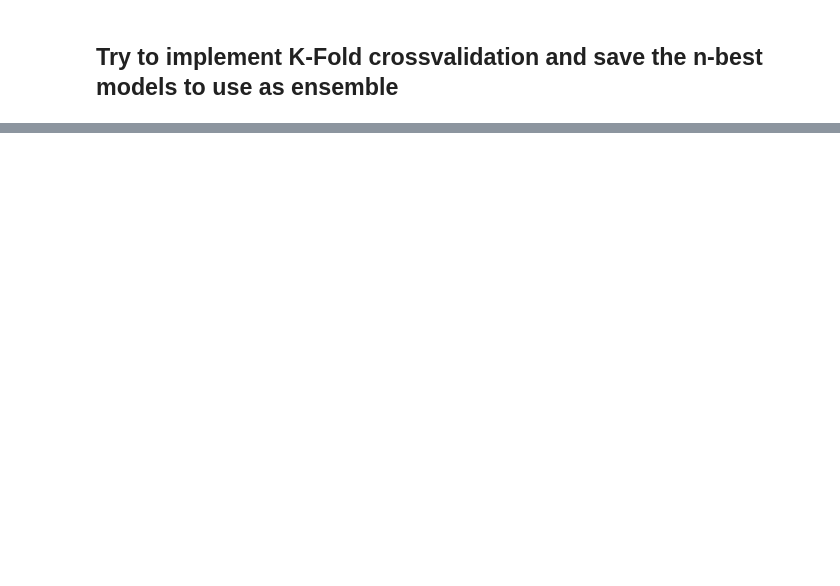
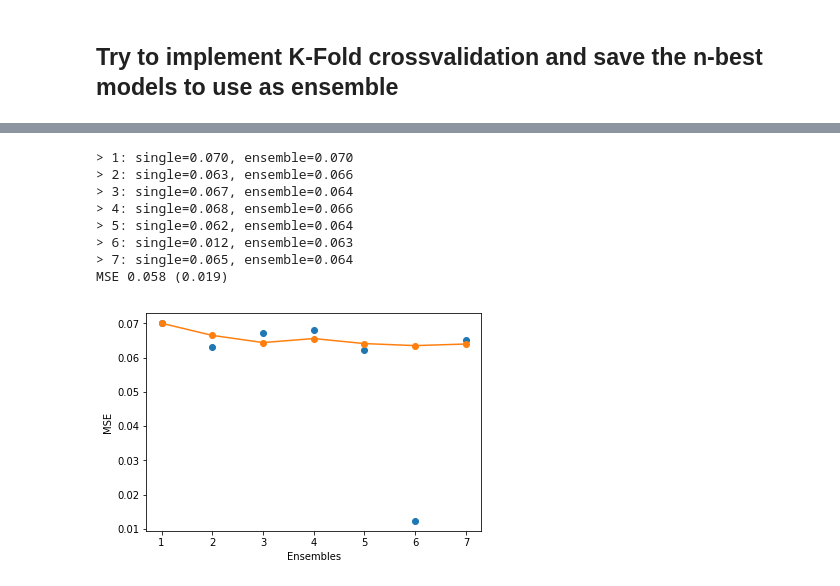
Before and after one commit to HansBambel/DeepLearning2019, a Jupyter notebook: Assignment2/timeseriesPrediction.ipynb, the cells around one changed output, grey strips where cells are left out. Cells and saved outputs as stored; diff of their text form; code cells hidden in the pictures; blank space fills up the shorter version.

```diff
--- a/Assignment2/timeseriesPrediction.ipynb
+++ b/Assignment2/timeseriesPrediction.ipynb
@@ -214,44 +216,56 @@ Epoch 3/50
 # %%
-# Save models
-def save_models(models):
-    for i, m in enumerate(models):
-        model_json = m.to_json()
-        with open(f"model{i}.json", "w") as json_file:
-            json_file.write(model_json)
-            # serialize weights to HDF5
-            model.save_weights(f"model{i}.h5")
-    print("Saved model")
-
 def ensemble_predictions(models, testX):
     # make predictions
     yhats = [model.predict(testX) for model in models]
     # median across ensemble members
-    result = np.mean(yhats, axis=0)
+    result = np.median(yhats, axis=0)
     return result
 
 # evaluate a specific number of members in an ensemble
 def evaluate_n_members(models, n_models, testX, testy):
     # select a subset of members
     subset = models[:n_models]
     # make prediction
     yhat = ensemble_predictions(subset, testX)
     # calculate accuracy
     return mean_squared_error(testy, yhat)
 
+def forecast_ensemble(models, inp, timesteps=200):
+    for i in range(timesteps):
+        # make forecast
+        pred = ensemble_predictions(models, inp.reshape(1,len(inp),1))
+        # add it and use it as new input
+        inp = np.append(inp, pred)
+        inp = inp[-inputsize:]
+    return inp[-timesteps:]
+
+# save_models(models)
+# models = load_models()
 
 validationX, validationY = testX, testY
 single_MSEs, ensemble_MSEs = [], []
-for i in range(1, n_folds+1):
+for i in range(1, len(models)+1):
     ensemble_MSE = evaluate_n_members(models, i, validationX, validationY)
-    # looks at accuracy right now (maybe bad?)
     single_MSE, _ = models[i-1].evaluate(validationX, validationY, verbose=0)
     print('> %d: single=%.3f, ensemble=%.3f' % (i, single_MSE, ensemble_MSE))
     ensemble_MSEs.append(ensemble_MSE)
     single_MSEs.append(single_MSE)
 # plot score vs number of ensemble members
 print('MSE %.3f (%.3f)' % (np.mean(single_MSEs), np.std(single_MSEs)))
-x_axis = [i for i in range(1, n_folds+1)]
-plt.plot(x_axis, single_MSEs, marker='o', linestyle='None')
-plt.plot(x_axis, ensemble_MSEs, marker='o')
+x_axis = [i for i in range(1, len(models)+1)]
+plt.plot(x_axis, single_MSEs, marker='o', linestyle='None', label='Single model')
+plt.plot(x_axis, ensemble_MSEs, marker='o', label="Ensemble")
+plt.ylabel('MSE')
+plt.xlabel('Ensembles')
 plt.show()
+# %% [output]
+> 1: single=0.070, ensemble=0.070
+> 2: single=0.063, ensemble=0.066
+> 3: single=0.067, ensemble=0.064
+> 4: single=0.068, ensemble=0.066
+> 5: single=0.062, ensemble=0.064
+> 6: single=0.012, ensemble=0.063
+> 7: single=0.065, ensemble=0.064
+MSE 0.058 (0.019)
+[figure, added]
 # %%
```
Also changed, not shown: parts of 9 cells of this notebook.
